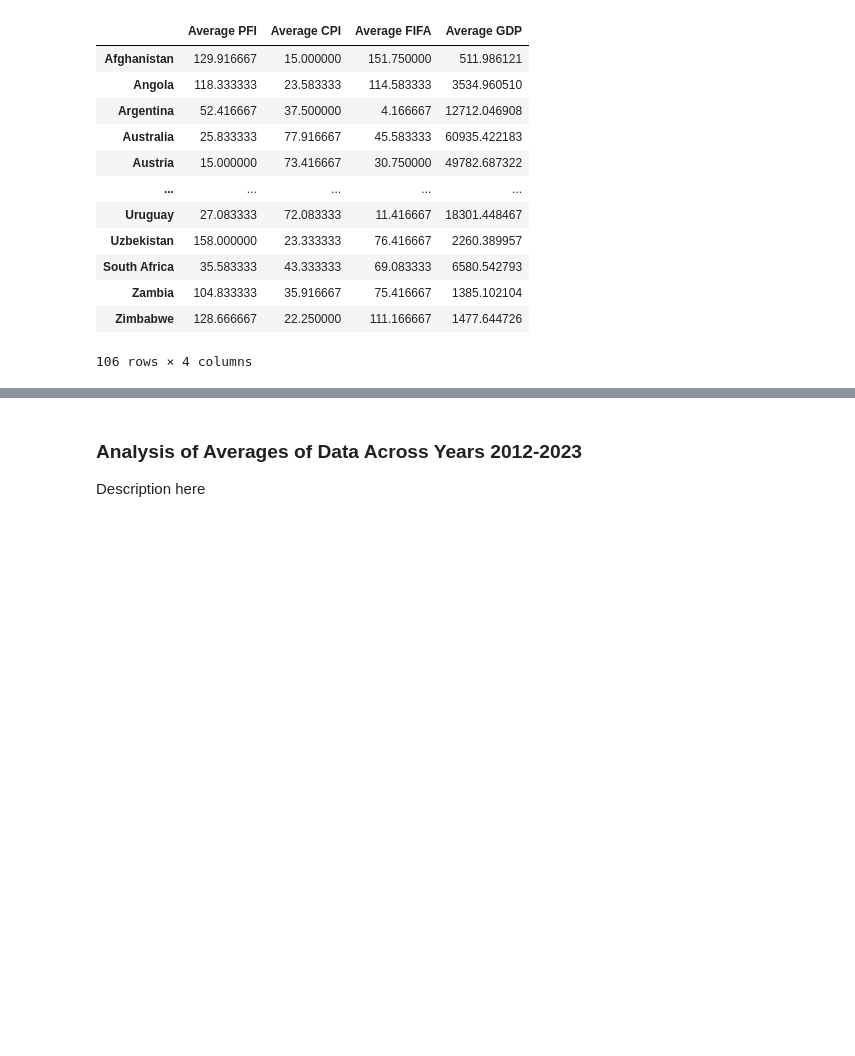
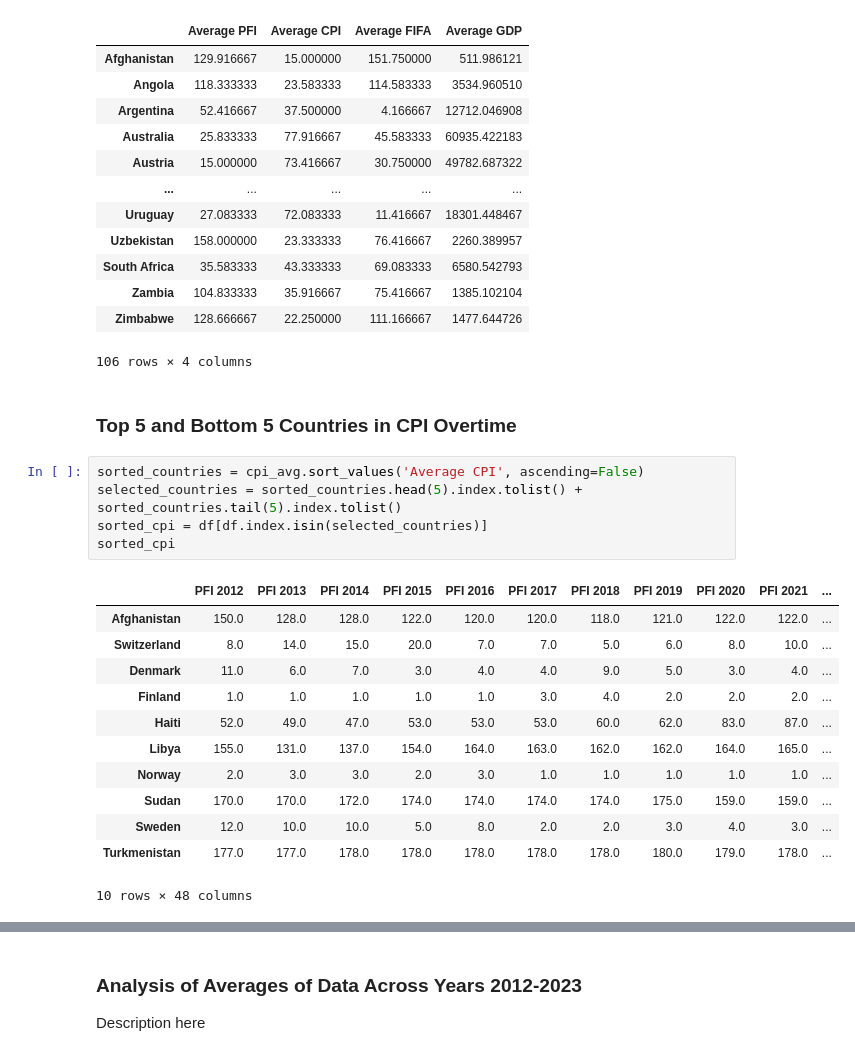
Before and after one commit to AdeyAA/The-Relationship-Between-a-Country-s-Corruption-Levels-and-Football-Performance, a Jupyter notebook: EDACheckpoint_Group011_SP25.ipynb, the cells around one changed output, grey strips where cells are left out. Cells and saved outputs as stored; diff of their text form; blank space fills up the shorter version.

```diff
--- a/EDACheckpoint_Group011_SP25.ipynb
+++ b/EDACheckpoint_Group011_SP25.ipynb
@@ -378,3 +378,23 @@ df_avg
 | Zambia | 104.833333 | 35.916667 | 75.416667 | 1385.102104 |
 | Zimbabwe | 128.666667 | 22.250000 | 111.166667 | 1477.644726 |
 106 rows × 4 columns
+# %% [markdown]
+### Top 5 and Bottom 5 Countries in CPI Overtime
+# %%
+sorted_countries = cpi_avg.sort_values('Average CPI', ascending=False)
+selected_countries = sorted_countries.head(5).index.tolist() + sorted_countries.tail(5).index.tolist()
+sorted_cpi = df[df.index.isin(selected_countries)]
+sorted_cpi
+# %% [output]
+|  | PFI 2012 | PFI 2013 | PFI 2014 | PFI 2015 | PFI 2016 | PFI 2017 | PFI 2018 | PFI 2019 | PFI 2020 | PFI 2021 | ... |
+| Afghanistan | 150.0 | 128.0 | 128.0 | 122.0 | 120.0 | 120.0 | 118.0 | 121.0 | 122.0 | 122.0 | ... |
+| Switzerland | 8.0 | 14.0 | 15.0 | 20.0 | 7.0 | 7.0 | 5.0 | 6.0 | 8.0 | 10.0 | ... |
+| Denmark | 11.0 | 6.0 | 7.0 | 3.0 | 4.0 | 4.0 | 9.0 | 5.0 | 3.0 | 4.0 | ... |
+| Finland | 1.0 | 1.0 | 1.0 | 1.0 | 1.0 | 3.0 | 4.0 | 2.0 | 2.0 | 2.0 | ... |
+| Haiti | 52.0 | 49.0 | 47.0 | 53.0 | 53.0 | 53.0 | 60.0 | 62.0 | 83.0 | 87.0 | ... |
+| Libya | 155.0 | 131.0 | 137.0 | 154.0 | 164.0 | 163.0 | 162.0 | 162.0 | 164.0 | 165.0 | ... |
+| Norway | 2.0 | 3.0 | 3.0 | 2.0 | 3.0 | 1.0 | 1.0 | 1.0 | 1.0 | 1.0 | ... |
+| Sudan | 170.0 | 170.0 | 172.0 | 174.0 | 174.0 | 174.0 | 174.0 | 175.0 | 159.0 | 159.0 | ... |
+| Sweden | 12.0 | 10.0 | 10.0 | 5.0 | 8.0 | 2.0 | 2.0 | 3.0 | 4.0 | 3.0 | ... |
+| Turkmenistan | 177.0 | 177.0 | 178.0 | 178.0 | 178.0 | 178.0 | 178.0 | 180.0 | 179.0 | 178.0 | ... |
+10 rows × 48 columns
```
Also changed, not shown: parts of 2 cells of this notebook.
